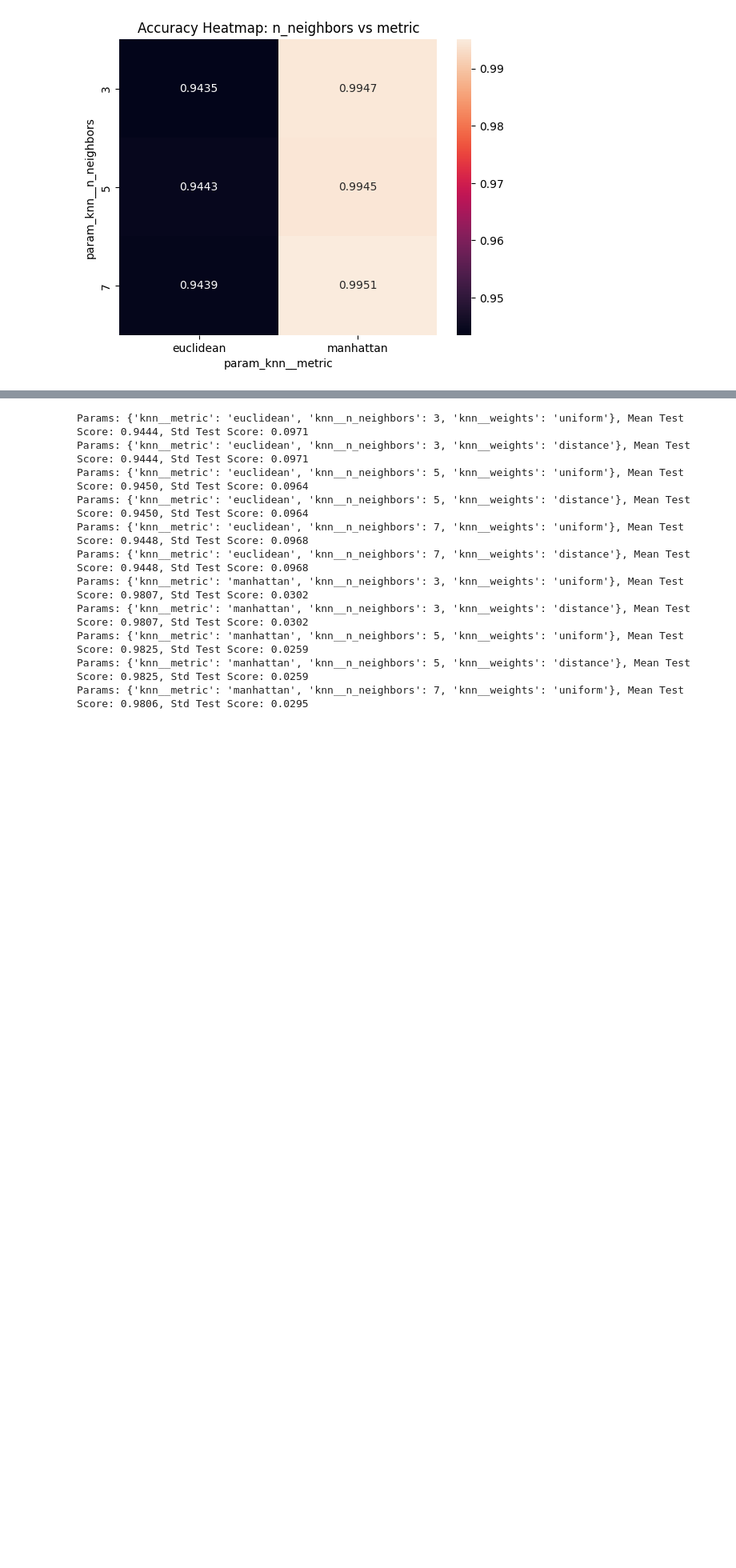
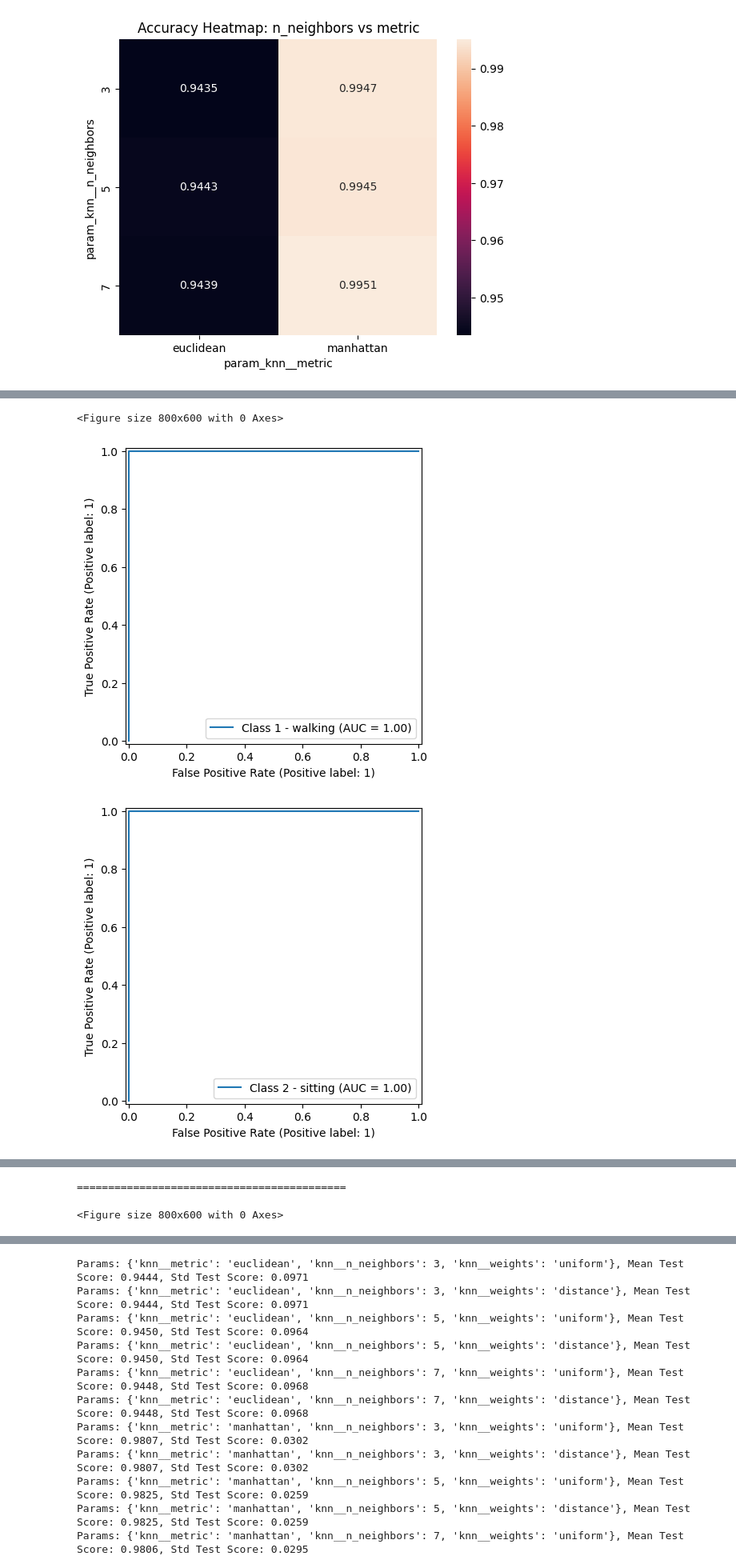
Before and after one commit to COEN498-691-PROJECT/ML_project, a Jupyter notebook: models/notebooks/knn_model_gridsearch.ipynb, the cells around one changed output, grey strips where cells are left out. Shown at 80% size. Saved outputs shown, nothing was run; the diff lists cells and outputs as text; code cells hidden in the pictures; blank space fills up the shorter version.

```diff
--- a/models/notebooks/knn_model_gridsearch.ipynb
+++ b/models/notebooks/knn_model_gridsearch.ipynb
@@ -230,0 +269,49 @@ plt.show()
+# %%
+#ROC & PR curves (multiclass)
+from sklearn.preprocessing import label_binarize
+classes = best_model_minmax.named_steps['knn'].classes_
+y_test_bin = label_binarize(y_test, classes=classes)
+y_prob = best_model_minmax.predict_proba(X_test)
+
+
+#ROC for each class
+plt.figure(figsize=(8,6))
+for i, class_label in enumerate(classes):
+    label = ""
+    if class_label == 1:
+        label = '1 - walking'
+    elif class_label == 2:
+        label = '2 - sitting'
+    elif class_label == 3:
+        label = '3 - running'
+    elif class_label == 4:
+        label = '4 - lying'
+    else:
+        label = class_label
+    RocCurveDisplay.from_predictions(y_test_bin[:, i], y_prob[:, i], name=f"Class {label}")
+plt.title("ROC Curves (One-vs-Rest)")
+plt.show()
+
+print("===========================================\n")
+
+#precision-recall fro each class
+plt.figure(figsize=(8,6))
+for i, class_label in enumerate(classes):
+    label = ""
+    if class_label == 1:
+        label = '1 - walking'
+    elif class_label == 2:
+        label = '2 - sitting'
+    elif class_label == 3:
+        label = '3 - running'
+    elif class_label == 4:
+        label = '4 - lying'
+    else:
+        label = class_label
+    PrecisionRecallDisplay.from_predictions(y_test_bin[:, i], y_prob[:, i], name=f"Class {label}")
+plt.title("Precision-Recall Curves (One-vs-Rest)")
+plt.show()
+# %% [output]
+<Figure size 800x600 with 0 Axes>
+[figure, added]
+[figure, added]
@@ -230,0 +320,2 @@ plt.show()
+===========================================
+<Figure size 800x600 with 0 Axes>
```
Also changed, not shown: parts of 13 cells of this notebook.
